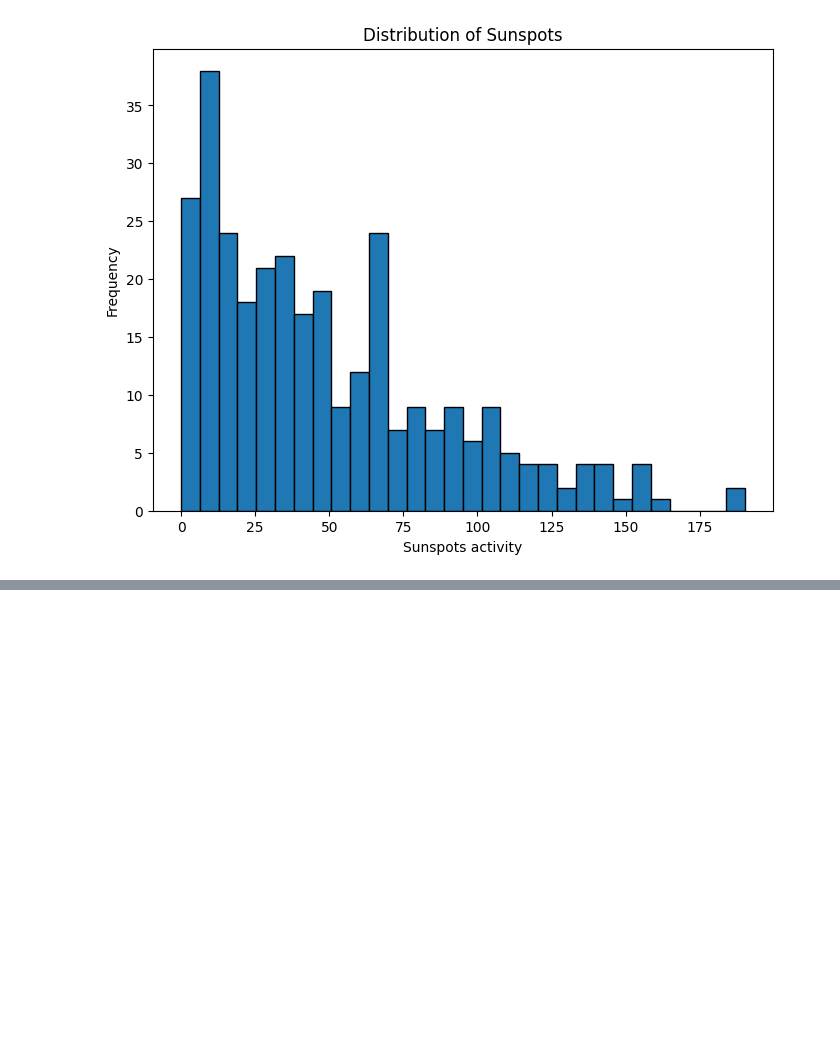
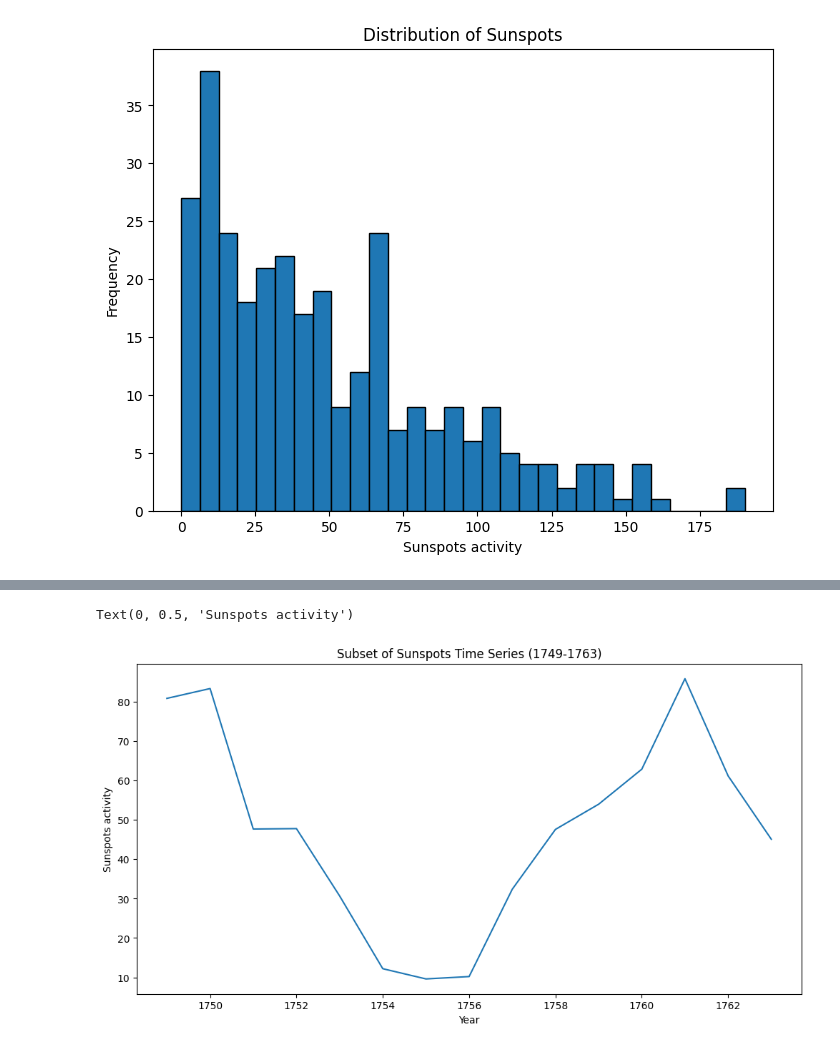
Before and after one commit to feed0/time-series, a Jupyter notebook: 2-exploring-time-series.ipynb, the cells around one changed output, grey strips where cells are left out. Drawn from its saved outputs; the diff is of its cells as text; code cells hidden in the pictures; blank space fills up the shorter version.

```diff
--- a/2-exploring-time-series.ipynb
+++ b/2-exploring-time-series.ipynb
@@ -104,0 +128,3 @@ plt.show()
+# %%
+sub_sunspots = sunspots_series.loc[1749:1763]
+sub_sunspots.head()
@@ -104,0 +139,9 @@ plt.show()
+# %%
+plt.figure(figsize = (12, 6))
+sub_sunspots.plot()
+plt.title('Subset of Sunspots Time Series (1749-1763)')
+plt.xlabel('Year')
+plt.ylabel('Sunspots activity')
+# %% [output]
+Text(0, 0.5, 'Sunspots activity')
+[figure, added]
```
Also changed, not shown: parts of 13 cells of this notebook.
